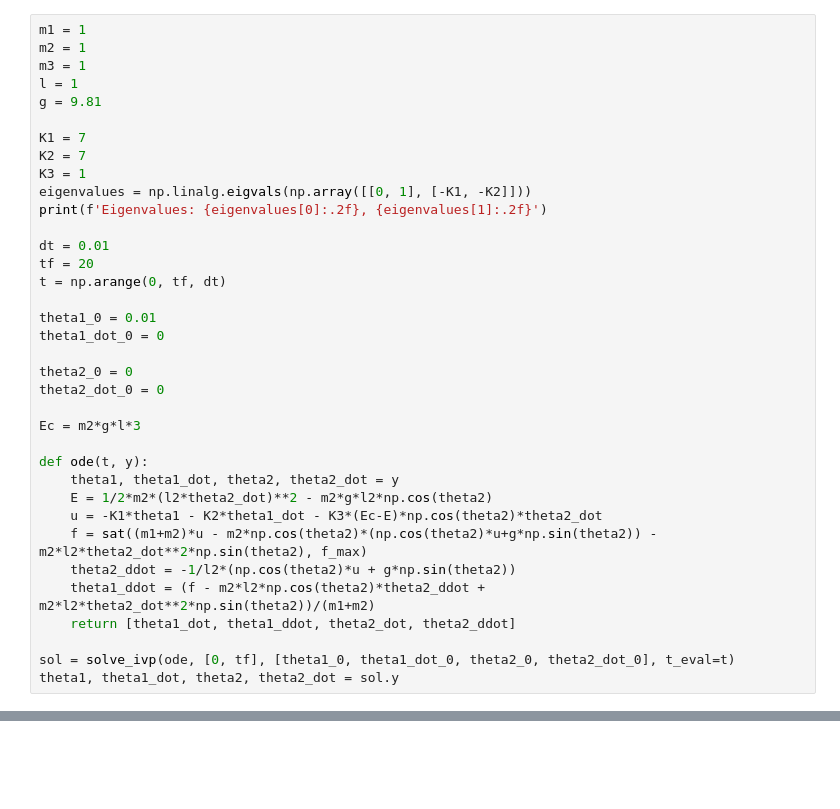
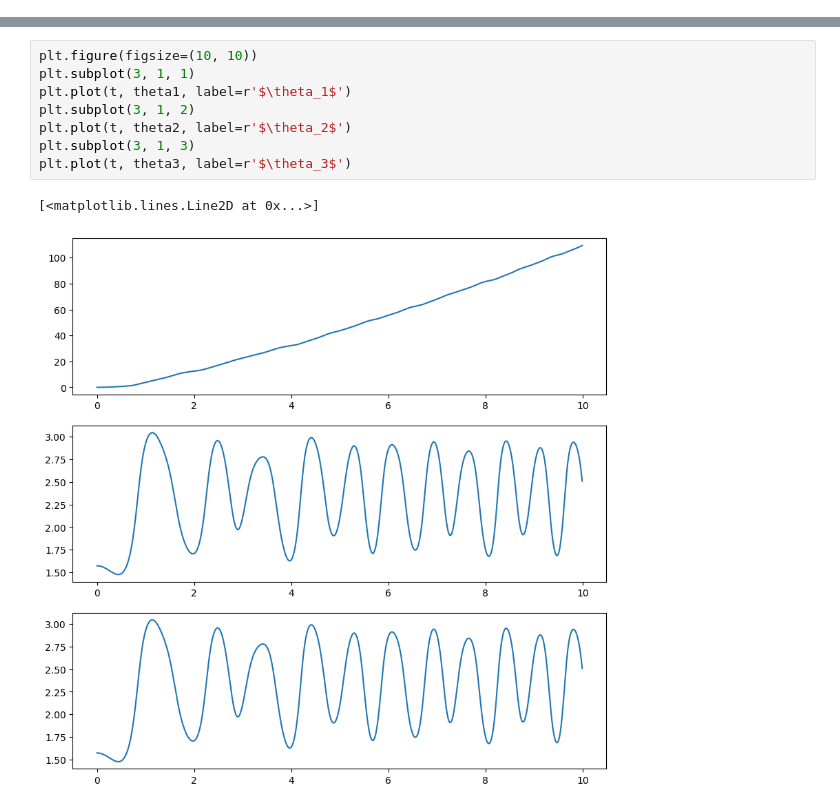
Before and after one commit to jglane/Network-Control, a Jupyter notebook: pendulizable.ipynb, the cells around one changed output, grey strips where cells are left out. Saved outputs shown, nothing was run; the diff lists cells and outputs as text; blank space fills up the shorter version.

```diff
--- a/pendulizable.ipynb
+++ b/pendulizable.ipynb
@@ -87,36 +66,0 @@ f_bar
-# %%
-m1 = 1
-m2 = 1
-m3 = 1
-l = 1
-g = 9.81
-
-K1 = 7
-K2 = 7
-K3 = 1
-eigenvalues = np.linalg.eigvals(np.array([[0, 1], [-K1, -K2]]))
-print(f'Eigenvalues: {eigenvalues[0]:.2f}, {eigenvalues[1]:.2f}')
-
-dt = 0.01
-tf = 20
-t = np.arange(0, tf, dt)
-
-theta1_0 = 0.01
-theta1_dot_0 = 0
-
-theta2_0 = 0
-theta2_dot_0 = 0
-
-Ec = m2*g*l*3
-
-def ode(t, y):
-    theta1, theta1_dot, theta2, theta2_dot = y
-    E = 1/2*m2*(l2*theta2_dot)**2 - m2*g*l2*np.cos(theta2)
-    u = -K1*theta1 - K2*theta1_dot - K3*(Ec-E)*np.cos(theta2)*theta2_dot
-    f = sat((m1+m2)*u - m2*np.cos(theta2)*(np.cos(theta2)*u+g*np.sin(theta2)) - m2*l2*theta2_dot**2*np.sin(theta2), f_max)
-    theta2_ddot = -1/l2*(np.cos(theta2)*u + g*np.sin(theta2))
-    theta1_ddot = (f - m2*l2*np.cos(theta2)*theta2_ddot + m2*l2*theta2_dot**2*np.sin(theta2))/(m1+m2)
-    return [theta1_dot, theta1_ddot, theta2_dot, theta2_ddot]
-
-sol = solve_ivp(ode, [0, tf], [theta1_0, theta1_dot_0, theta2_0, theta2_dot_0], t_eval=t)
-theta1, theta1_dot, theta2, theta2_dot = sol.y
@@ -122,0 +112,11 @@ theta1, theta1_dot, theta2, theta2_dot = sol.y
+# %%
+plt.figure(figsize=(10, 10))
+plt.subplot(3, 1, 1)
+plt.plot(t, theta1, label=r'$\theta_1$')
+plt.subplot(3, 1, 2)
+plt.plot(t, theta2, label=r'$\theta_2$')
+plt.subplot(3, 1, 3)
+plt.plot(t, theta3, label=r'$\theta_3$')
+# %% [output]
+[<matplotlib.lines.Line2D at 0x...>]
+[figure, added]
```
Also changed, not shown: parts of 8 cells of this notebook, 4 other files.
